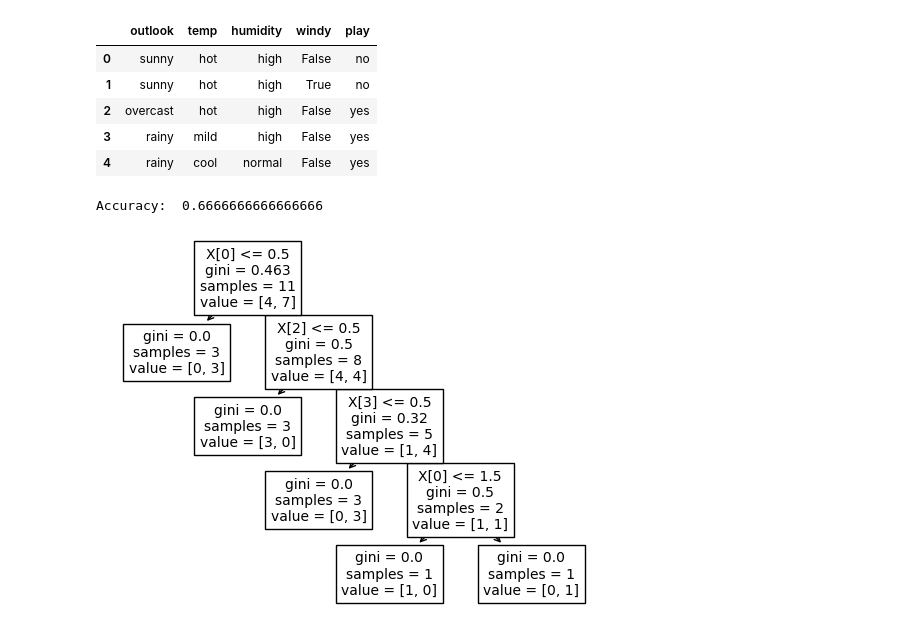
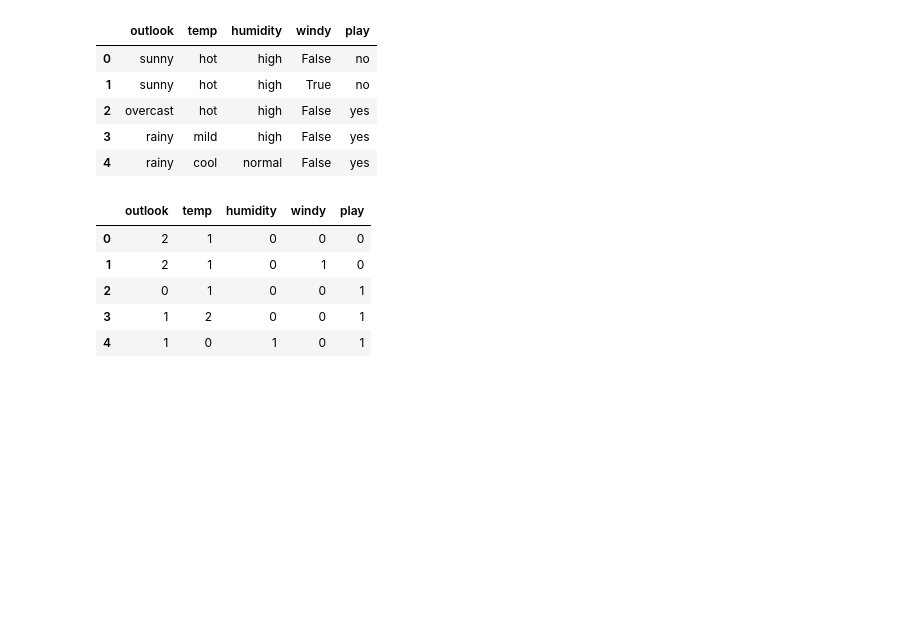
Before and after one commit to Patrick-Adams/ML-Class, a Jupyter notebook: Patrick Adams ML Assignment 2.ipynb, the cells around one changed output. Cells and saved outputs as stored; diff of their text form; code cells hidden in the pictures; blank space fills up the shorter version.

```diff
--- a/Patrick Adams ML Assignment 2.ipynb
+++ b/Patrick Adams ML Assignment 2.ipynb
@@ -29,6 +32,15 @@ le = playtennis.apply(LabelEncoder().fit_transform)
 # %%
 X = le.drop("play", axis=1)
 y = le["play"]
+# %%
+le.head()
+# %% [output]
+|  | outlook | temp | humidity | windy | play |
+| 0 | 2 | 1 | 0 | 0 | 0 |
+| 1 | 2 | 1 | 0 | 1 | 0 |
+| 2 | 0 | 1 | 0 | 0 | 1 |
+| 3 | 1 | 2 | 0 | 0 | 1 |
+| 4 | 1 | 0 | 1 | 0 | 1 |
 # %%
 #Splitting dataset into trainig set and testing set, 80-20
 
@@ -45,10 +47,0 @@ y_pred = clf.predict(X_test)
-# %%
-#Evaluating the model, lookign at accuracy
-
-print("Accuracy: ", metrics.accuracy_score(y_test,y_pred))
-# %% [output]
-Accuracy:  0.6666666666666666
-# %%
-Tree = tree.plot_tree(clf)
-# %% [output]
-[figure, removed]
```
Also changed, not shown: parts of 13 cells of this notebook.
